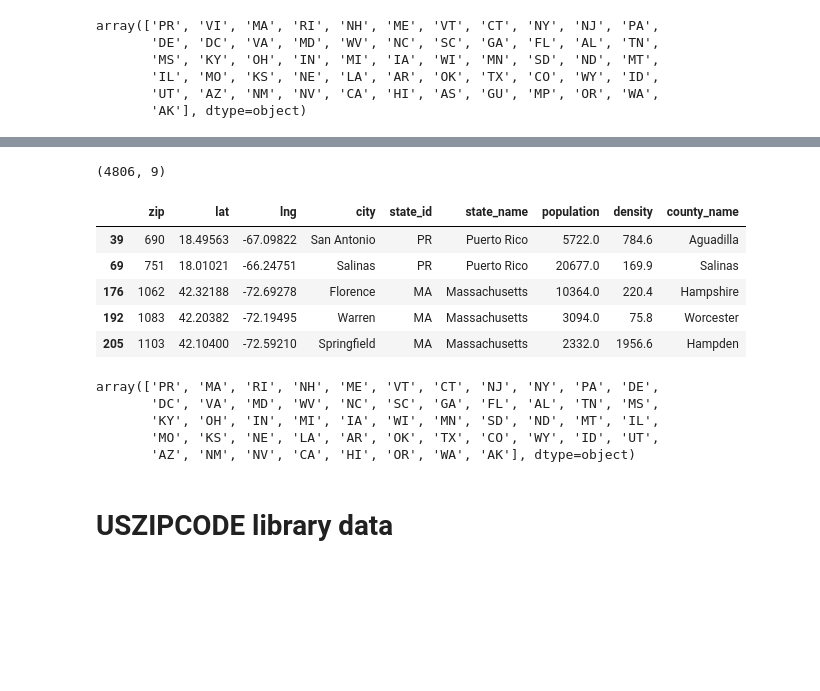
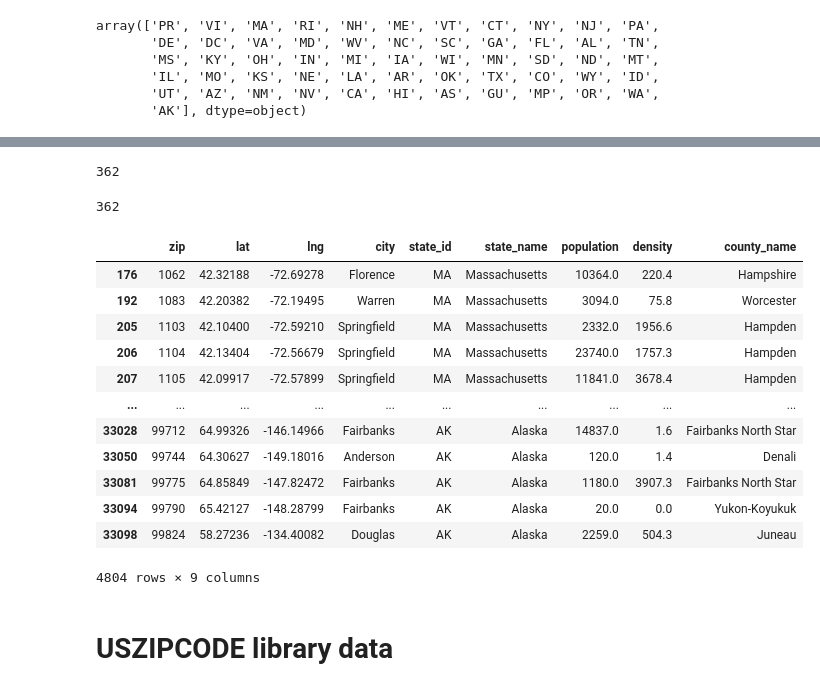
Before and after one commit to BloomTech-Labs/PT17_cityspire-f-ds, a Jupyter notebook: notebooks/exploratory/real_estate.ipynb, the cells around one changed output, grey strips where cells are left out. Drawn from its saved outputs; the diff is of its cells as text; code cells hidden in the pictures; blank space fills up the shorter version.

Commit message:
getting cities and zipcodes for agreed upon city list

```diff
--- a/notebooks/exploratory/real_estate.ipynb
+++ b/notebooks/exploratory/real_estate.ipynb
@@ -421,8 +421,6 @@ array(['PR', 'VI', 'MA', 'RI', 'NH', 'ME', 'VT', 'CT', 'NY', 'NJ', 'PA',
        'UT', 'AZ', 'NM', 'NV', 'CA', 'HI', 'AS', 'GU', 'MP', 'OR', 'WA',
        'AK'], dtype=object)
 # %%
-def filter_rows_by_values(df, col, values):
-    return df[df[col].isin(values) == False]
+values = ['PR', 'VI', 'AS', 'GU', 'MP']
 
-values = ['PR', 'VI', 'AS', 'GU', 'MP']
-filter_rows_by_values(zips, 'state_id', values)
+zips = zips[zips['state_id'].isin(values) == False]
@@ -464,26 +459,30 @@ for index, row in city_list.iterrows():
-# %%
-for i in range(len(zips)):
-    if zips['city'][i] not in cities_dict.keys():
-        zips = zips.drop([i])
-# %%
-print(zips.shape)
-zips.head()
-# %% [output]
-(4806, 9)
-|  | zip | lat | lng | city | state_id | state_name | population | density | county_name |
-| 39 | 690 | 18.49563 | -67.09822 | San Antonio | PR | Puerto Rico | 5722.0 | 784.6 | Aguadilla |
-| 69 | 751 | 18.01021 | -66.24751 | Salinas | PR | Puerto Rico | 20677.0 | 169.9 | Salinas |
-| 176 | 1062 | 42.32188 | -72.69278 | Florence | MA | Massachusetts | 10364.0 | 220.4 | Hampshire |
-| 192 | 1083 | 42.20382 | -72.19495 | Warren | MA | Massachusetts | 3094.0 | 75.8 | Worcester |
-| 205 | 1103 | 42.10400 | -72.59210 | Springfield | MA | Massachusetts | 2332.0 | 1956.6 | Hampden |
-# %%
-zips['state_id'].unique()
-# %% [output]
-array(['PR', 'MA', 'RI', 'NH', 'ME', 'VT', 'CT', 'NJ', 'NY', 'PA', 'DE',
-       'DC', 'VA', 'MD', 'WV', 'NC', 'SC', 'GA', 'FL', 'AL', 'TN', 'MS',
-       'KY', 'OH', 'IN', 'MI', 'IA', 'WI', 'MN', 'SD', 'ND', 'MT', 'IL',
-       'MO', 'KS', 'NE', 'LA', 'AR', 'OK', 'TX', 'CO', 'WY', 'ID', 'UT',
-       'AZ', 'NM', 'NV', 'CA', 'HI', 'OR', 'WA', 'AK'], dtype=object)
+# %%
+len(city_list['Cities_List'].unique())
+# %% [output]
+362
+# %%
+city_names = [city.split(",")[0] for city in city_list['Cities_List']]
+# %%
+len(city_names)
+# %% [output]
+362
+# %%
+zips = zips[zips['city'].isin(city_names) == True]
+zips
+# %% [output]
+|  | zip | lat | lng | city | state_id | state_name | population | density | county_name |
+| 176 | 1062 | 42.32188 | -72.69278 | Florence | MA | Massachusetts | 10364.0 | 220.4 | Hampshire |
+| 192 | 1083 | 42.20382 | -72.19495 | Warren | MA | Massachusetts | 3094.0 | 75.8 | Worcester |
+| 205 | 1103 | 42.10400 | -72.59210 | Springfield | MA | Massachusetts | 2332.0 | 1956.6 | Hampden |
+| 206 | 1104 | 42.13404 | -72.56679 | Springfield | MA | Massachusetts | 23740.0 | 1757.3 | Hampden |
+| 207 | 1105 | 42.09917 | -72.57899 | Springfield | MA | Massachusetts | 11841.0 | 3678.4 | Hampden |
+| ... | ... | ... | ... | ... | ... | ... | ... | ... | ... |
+| 33028 | 99712 | 64.99326 | -146.14966 | Fairbanks | AK | Alaska | 14837.0 | 1.6 | Fairbanks North Star |
+| 33050 | 99744 | 64.30627 | -149.18016 | Anderson | AK | Alaska | 120.0 | 1.4 | Denali |
+| 33081 | 99775 | 64.85849 | -147.82472 | Fairbanks | AK | Alaska | 1180.0 | 3907.3 | Fairbanks North Star |
+| 33094 | 99790 | 65.42127 | -148.28799 | Fairbanks | AK | Alaska | 20.0 | 0.0 | Yukon-Koyukuk |
+| 33098 | 99824 | 58.27236 | -134.40082 | Douglas | AK | Alaska | 2259.0 | 504.3 | Juneau |
+4804 rows × 9 columns
 # %% [markdown]
 # USZIPCODE library data
 # %%
```
Also changed, not shown: parts of 6 cells of this notebook.
